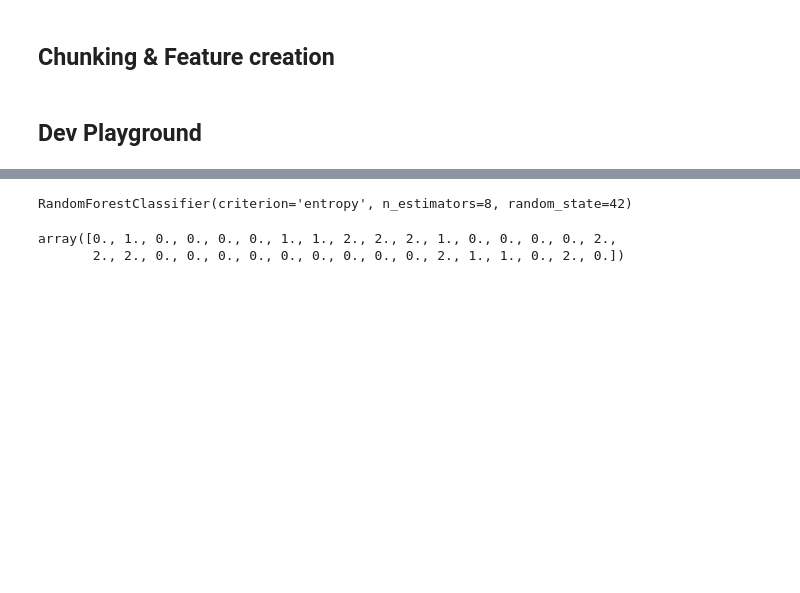
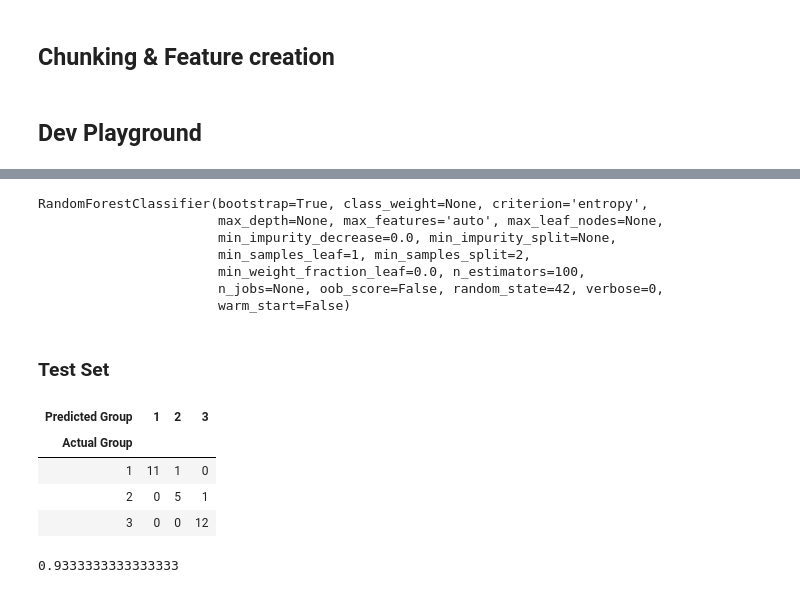
Before and after one commit to stephdoan/ResRecovery, a Jupyter notebook: notebooks/iman-Feature-Engineering.ipynb, the cells around one changed output, grey strips where cells are left out. Drawn from its saved outputs; the diff is of its cells as text; code cells hidden in the pictures; blank space fills up the shorter version.

Commit message:
low/med/high model

```diff
--- a/notebooks/iman-Feature-Engineering.ipynb
+++ b/notebooks/iman-Feature-Engineering.ipynb
@@ -318,6 +358,12 @@ X_train, X_test, y_train, y_test = train_test_split(X, y, test_size = 0.25, rand
 # %%
-classifier = RandomForestClassifier(n_estimators = 8, criterion = 'entropy', random_state = 42)
-#classifier.fit(X_train, y_train)
-classifier.fit(X, y)
+classifier = RandomForestClassifier(n_estimators = 100, criterion = 'entropy', random_state = 42)
+#classifier = RandomForestClassifier(n_estimators = 100, criterion = 'gini', random_state = 42)
+classifier.fit(X_train, y_train)
 # %% [output]
-RandomForestClassifier(criterion='entropy', n_estimators=8, random_state=42)
+RandomForestClassifier(bootstrap=True, class_weight=None, criterion='entropy',
+                       max_depth=None, max_features='auto', max_leaf_nodes=None,
+                       min_impurity_decrease=0.0, min_impurity_split=None,
+                       min_samples_leaf=1, min_samples_split=2,
+                       min_weight_fraction_leaf=0.0, n_estimators=100,
+                       n_jobs=None, oob_score=False, random_state=42, verbose=0,
+                       warm_start=False)
@@ -333,5 +370,40 @@ y_pred = classifier.predict(X_test)
-# %%
-y_pred
-# %% [output]
-array([0., 1., 0., 0., 0., 0., 1., 1., 2., 2., 2., 1., 0., 0., 0., 0., 2.,
-       2., 2., 0., 0., 0., 0., 0., 0., 0., 0., 0., 2., 1., 1., 0., 2., 0.])
+# %% [markdown]
+### Test Set
+# %%
+## RUN ON TEST DATA
+
+low_test = pd.read_csv('../data/test/sgs008-109-action-240p-20210202.csv')
+med_test = pd.read_csv('../data/test/sgs008-109-action-480p-20210202.csv')
+high_test = pd.read_csv('../data/test/sgs008-109-action-1080p-20210202.csv')
+threesixty_test = pd.read_csv('../data/test/sgs008-109-action-360p-20210213.csv')
+seventwenty_test = pd.read_csv('../data/test/sgs008-109-action-720p-20210213.csv')
+#low_test = pd.read_csv('../data/test/sgs008-109-action-360p-20210213.csv')
+#low_test = pd.read_csv('../data/test/stdoan-102-action-720p-20201206.csv')
+
+low_test_feat = create_features([low_test], chunk_size)
+threesixty_test_feat = create_features([threesixty_test], chunk_size)
+med_test_feat = create_features([med_test], chunk_size)
+seventwenty_test_feat = create_features([seventwenty_test], chunk_size)
+high_test_feat = create_features([high_test], chunk_size)
+
+low_test_feat['resolution'] = 1
+threesixty_test_feat['resolution'] = 1
+med_test_feat['resolution'] = 2
+seventwenty_test_feat['resolution'] = 3
+high_test_feat['resolution'] = 3
+
+test = pd.concat([low_test_feat, threesixty_test_feat, med_test_feat,seventwenty_test_feat, high_test_feat])
+
+classifier.fit(X,y)
+y_pred = classifier.predict(test.drop('resolution',axis=1))
+(pd.crosstab(test['resolution'], y_pred, rownames=['Actual Group'], colnames=['Predicted Group']))
+# %% [output]
+| Predicted Group | 1 | 2 | 3 |
+| Actual Group |  |  |  |
+| 1 | 11 | 1 | 0 |
+| 2 | 0 | 5 | 1 |
+| 3 | 0 | 0 | 12 |
+# %%
+accuracy_score(test['resolution'], y_pred)
+# %% [output]
+0.9333333333333333
```
Also changed, not shown: parts of 45 cells of this notebook, 2 other files.
